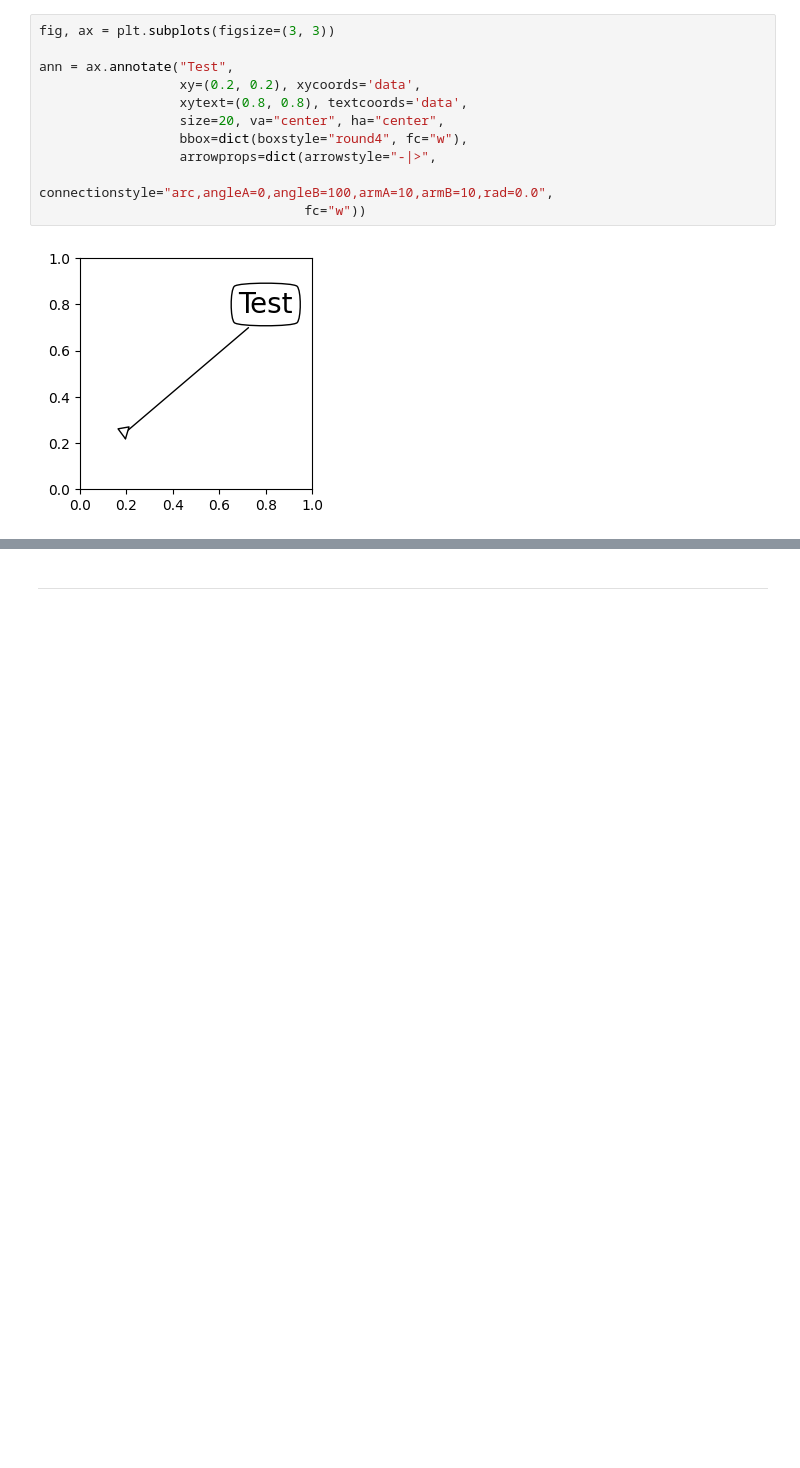
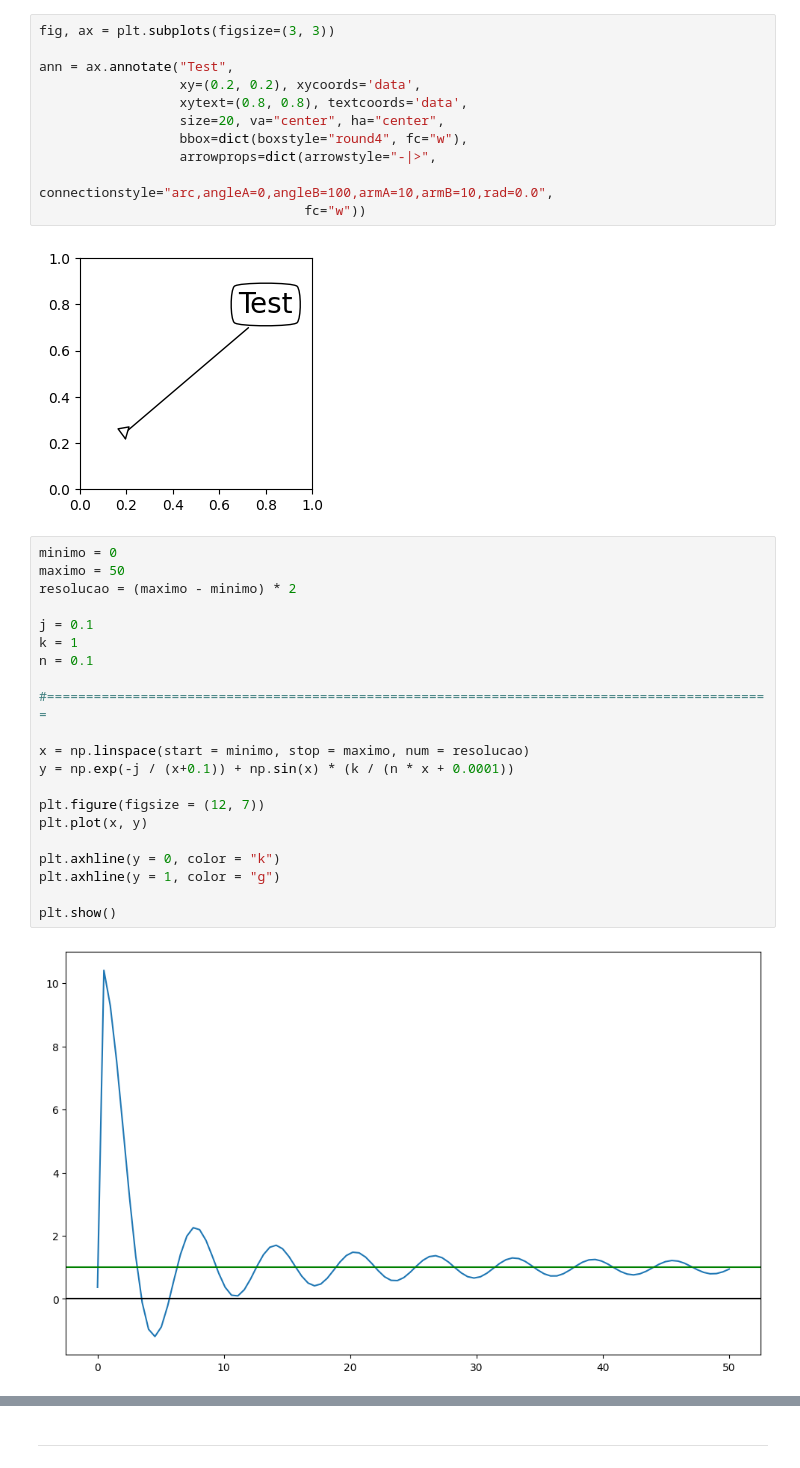
Before and after one commit to AriBarrosFilho/Aprendendo_Python, a Jupyter notebook: teste.ipynb, the cells around one changed output, grey strips where cells are left out. Saved outputs shown, nothing was run; the diff lists cells and outputs as text; blank space fills up the shorter version.

```diff
--- a/teste.ipynb
+++ b/teste.ipynb
@@ -454,3 +336,26 @@ ann = ax.annotate("Test",
                                   fc="w"))
 # %% [output]
 [figure]
+# %%
+minimo = 0
+maximo = 50
+resolucao = (maximo - minimo) * 2
+
+j = 0.1
+k = 1
+n = 0.1
+
+#=============================================================================================
+
+x = np.linspace(start = minimo, stop = maximo, num = resolucao)
+y = np.exp(-j / (x+0.1)) + np.sin(x) * (k / (n * x + 0.0001))
+
+plt.figure(figsize = (12, 7))
+plt.plot(x, y)
+
+plt.axhline(y = 0, color = "k")
+plt.axhline(y = 1, color = "g")
+
+plt.show()
+# %% [output]
+[figure, added]
```
Also changed, not shown: parts of 13 cells of this notebook, 12 other files.
